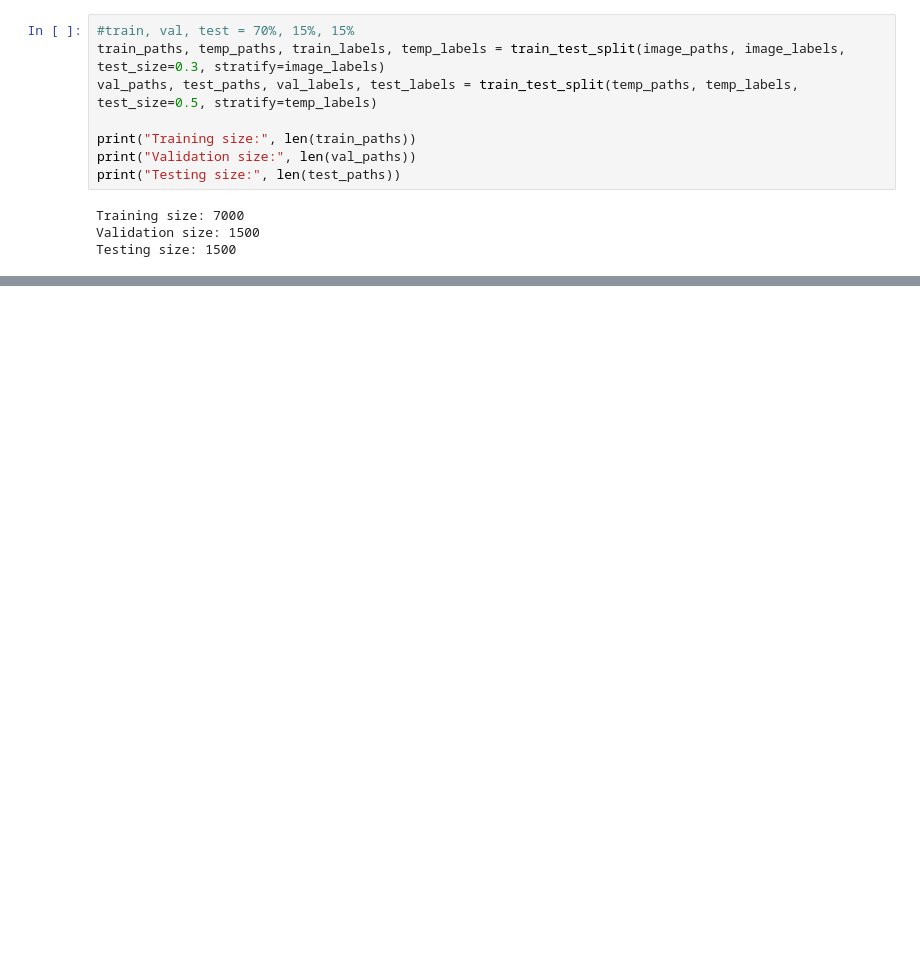
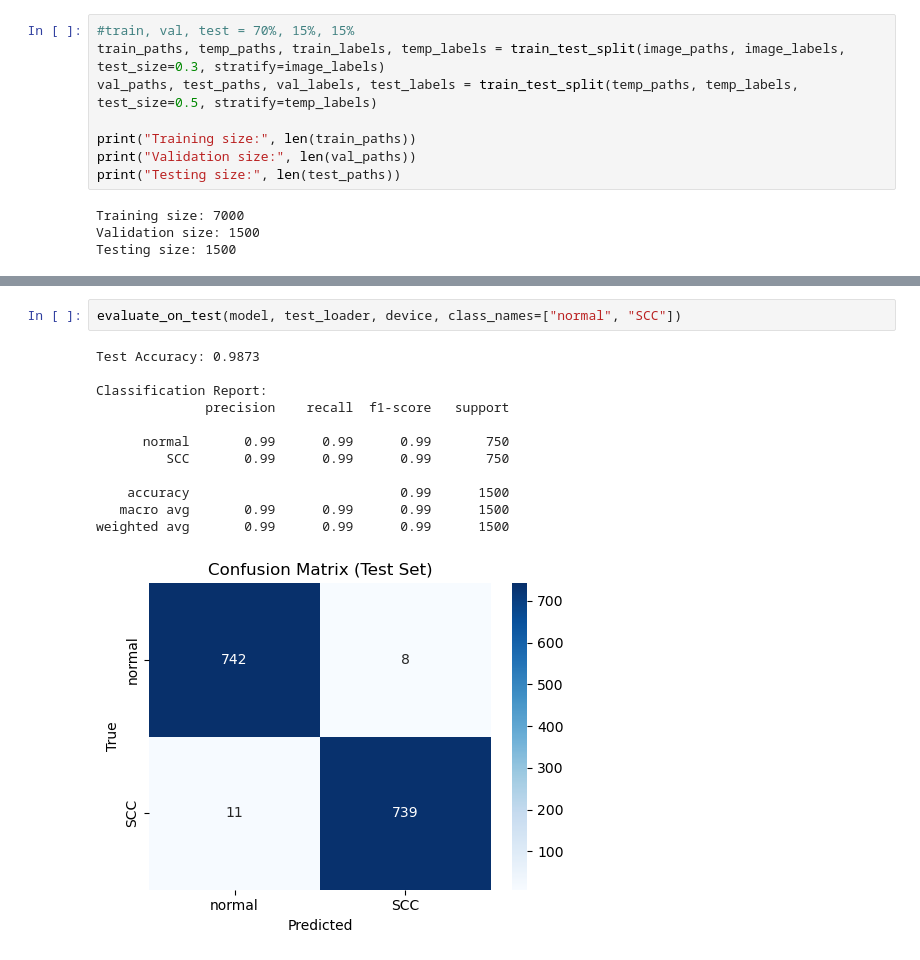
Before and after one commit to YiYuan0918/CE6146_Introduction_to_Deep_Learning_Final-Project_with_Multi_Cancer_Dataset, a Jupyter notebook: introduction-to-deep-learning-final-project.ipynb, the cells around one changed output, grey strips where cells are left out. Saved outputs shown, nothing was run; the diff lists cells and outputs as text; blank space fills up the shorter version.

```diff
--- a/introduction-to-deep-learning-final-project.ipynb
+++ b/introduction-to-deep-learning-final-project.ipynb
@@ -163,0 +479,15 @@ test_loader = DataLoader(test_dataset, batch_size=BATCH_SIZE, shuffle=True)
+# %%
+evaluate_on_test(model, test_loader, device, class_names=["normal", "SCC"])
+# %% [output]
+Test Accuracy: 0.9873
+
+Classification Report:
+              precision    recall  f1-score   support
+
+      normal       0.99      0.99      0.99       750
+         SCC       0.99      0.99      0.99       750
+
+    accuracy                           0.99      1500
+   macro avg       0.99      0.99      0.99      1500
+weighted avg       0.99      0.99      0.99      1500
+[figure, added]
```
Also changed, not shown: parts of 20 cells of this notebook, 1 other file.
